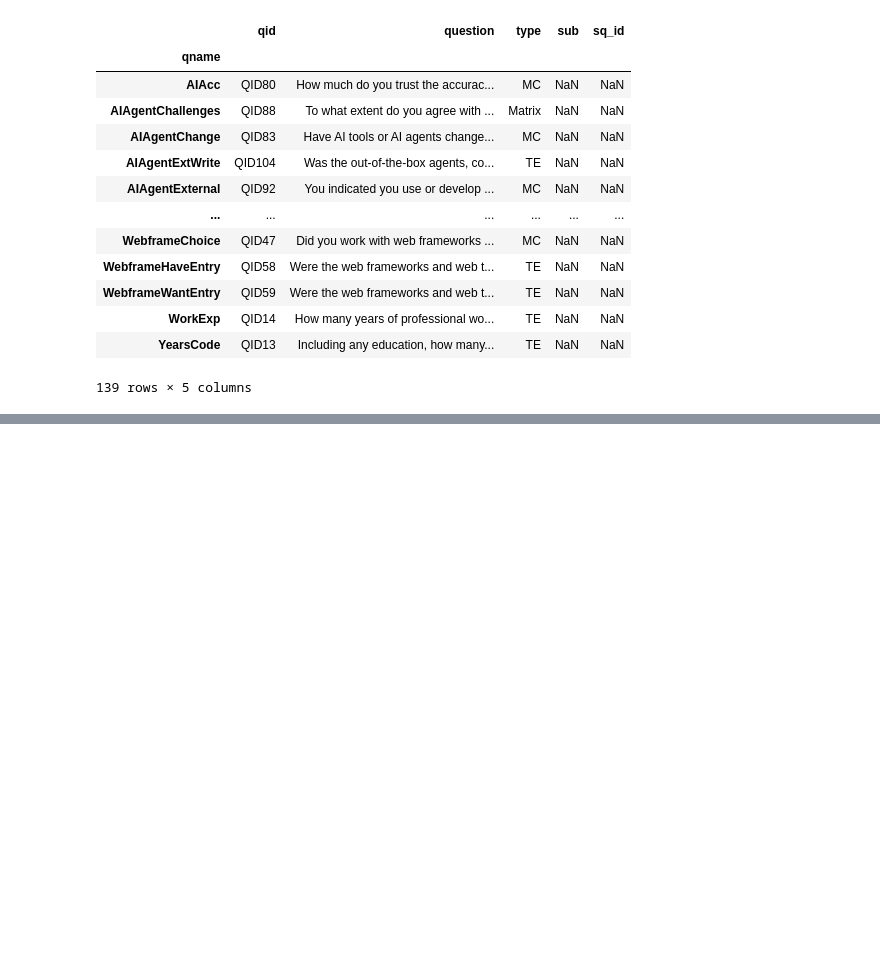
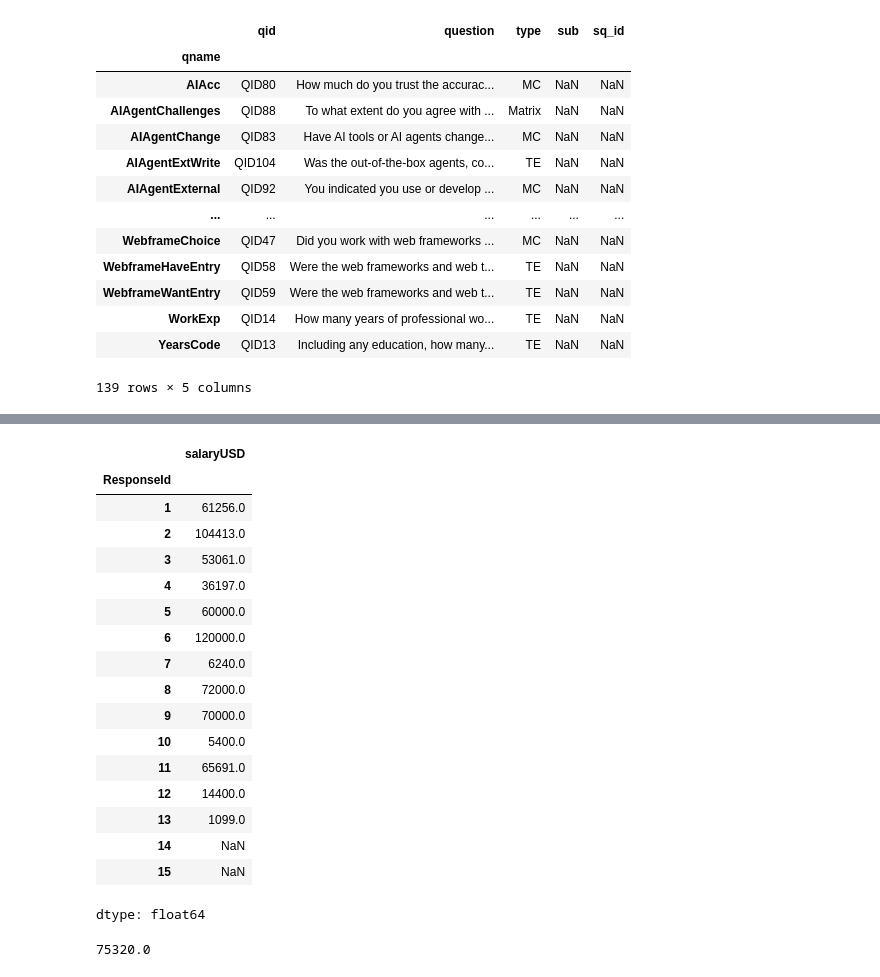
Before and after one commit to Divasdev/BEGINNER-PROJECTS, a Jupyter notebook: Data_Analysis(Pandas).ipynb, the cells around one changed output, grey strips where cells are left out. Saved outputs shown, nothing was run; the diff lists cells and outputs as text; code cells hidden in the pictures; blank space fills up the shorter version.

```diff
--- a/Data_Analysis(Pandas).ipynb
+++ b/Data_Analysis(Pandas).ipynb
@@ -153,0 +349,25 @@ schema_df.sort_index(ascending=True)
+# %%
+df['salaryUSD'].head(15)
+# %% [output]
+|  | salaryUSD |
+| ResponseId |  |
+| 1 | 61256.0 |
+| 2 | 104413.0 |
+| 3 | 53061.0 |
+| 4 | 36197.0 |
+| 5 | 60000.0 |
+| 6 | 120000.0 |
+| 7 | 6240.0 |
+| 8 | 72000.0 |
+| 9 | 70000.0 |
+| 10 | 5400.0 |
+| 11 | 65691.0 |
+| 12 | 14400.0 |
+| 13 | 1099.0 |
+| 14 | NaN |
+| 15 | NaN |
+dtype: float64
+# %%
+df['salaryUSD'].median()
+# %% [output]
+75320.0
```
Also changed, not shown: parts of 41 cells of this notebook.
